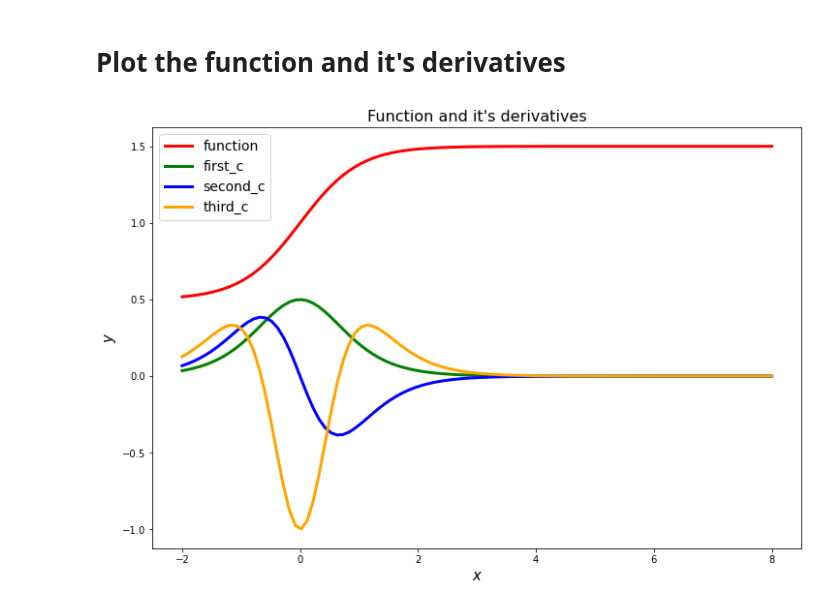
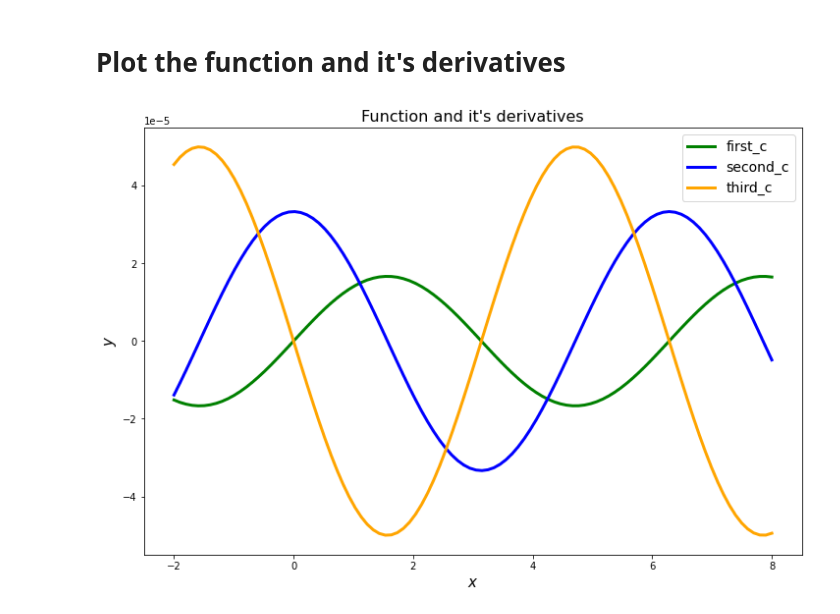
Before and after one commit to alvaroamor/alvaroamor, a Jupyter notebook: lab9.3.ipynb, the cells around one changed output. Saved outputs shown, nothing was run; the diff lists cells and outputs as text; code cells hidden in the pictures.

```diff
--- a/lab9.3.ipynb
+++ b/lab9.3.ipynb
@@ -105,24 +105,29 @@ Using central difference:
 # %%
 # Plot the function and it's derivatives
 import matplotlib.pyplot as plt
 
 
 plt.figure(figsize=(12,8))
 plt.title("Function and it's derivatives",fontsize=16)
 
 xlin = np.linspace(x_min, x_max, num=100)
-plt.plot(xlin,f(xlin),linewidth=3,color='red',linestyle='solid', label="function")
-plt.plot(xlin,first_c(f,xlin,method,h),linewidth=3,color='green',linestyle='solid', label="first_c")
-plt.plot(xlin,second_c(f,xlin,method,h),linewidth=3,color='blue',linestyle='solid', label="second_c")
-plt.plot(xlin,third_c(f,xlin,method,h),linewidth=3,color='orange',linestyle='solid', label="third_c")
+
+first= first_c(f,xlin,method,h) + np.sin(xlin)
+second= second_c(f,xlin,method,h) + np.cos(xlin)
+third= third_c(f,xlin,method,h) - np.sin(xlin)
+
+
+plt.plot(xlin,first,linewidth=3,color='green',linestyle='solid', label="first_c")
+plt.plot(xlin,second,linewidth=3,color='blue',linestyle='solid', label="second_c")
+plt.plot(xlin,third,linewidth=3,color='orange',linestyle='solid', label="third_c")
 
 
 plt.legend(prop={'size':14})
 
 plt.xlabel('$x$',fontsize=15)
 plt.ylabel('$y$',fontsize=15);
 
 
 plt.show()
 # %% [output]
-[figure, old version]
+[figure, new version]
```
Also changed, not shown: parts of 1 cell of this notebook.
